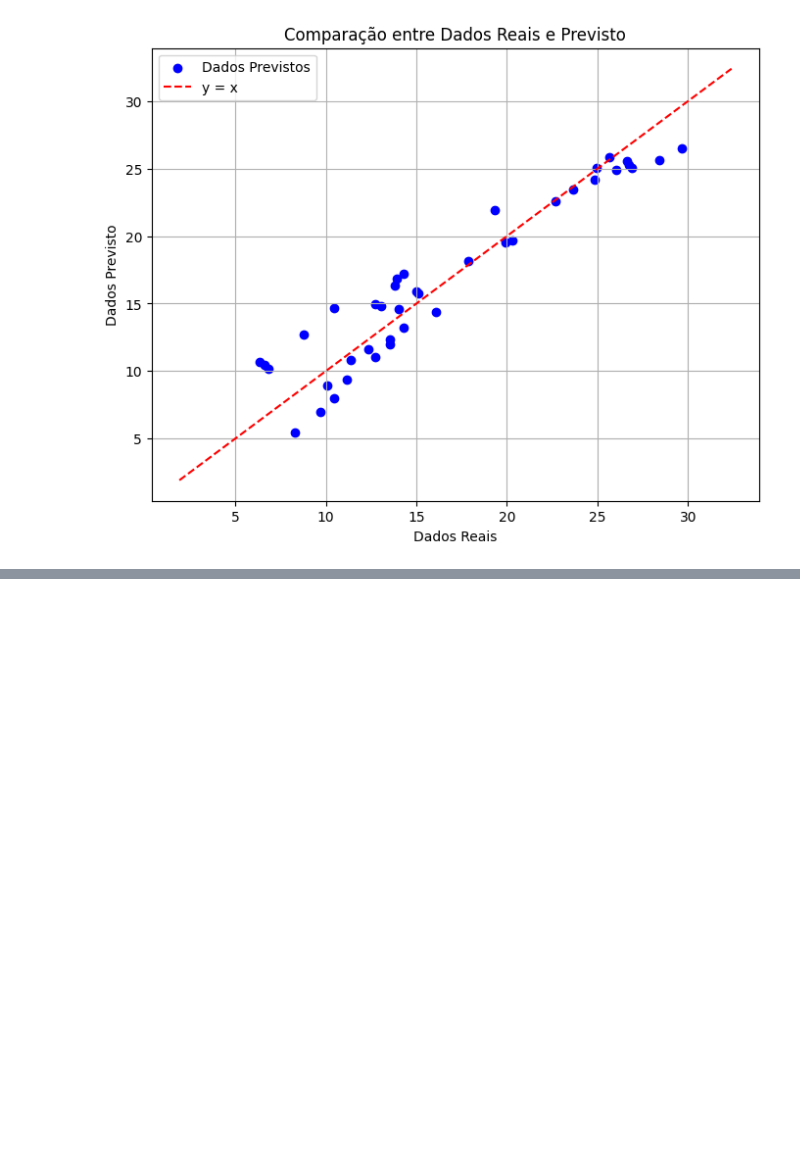
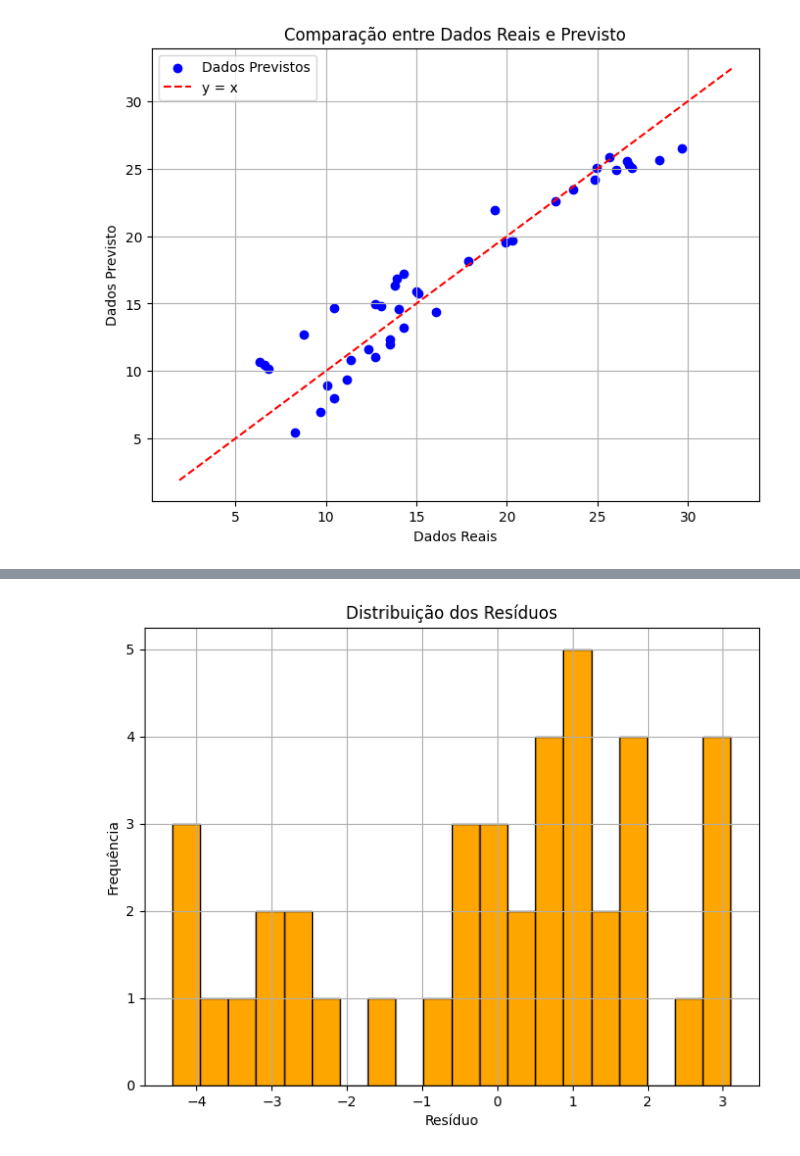
Before and after one commit to andressa80/Estat-stica, a Jupyter notebook: regressao/Análise_de_regressão.ipynb, the cells around one changed output, grey strips where cells are left out. Cells and saved outputs as stored; diff of their text form; code cells hidden in the pictures; blank space fills up the shorter version.

```diff
--- a/regressao/Análise_de_regressão.ipynb
+++ b/regressao/Análise_de_regressão.ipynb
@@ -120,0 +140,10 @@ plt.show()
+# %%
+plt.figure(figsize=(8, 6))
+plt.hist(residuals, bins=20, color='orange', edgecolor='k')
+plt.title('Distribuição dos Resíduos')
+plt.xlabel('Resíduo')
+plt.ylabel('Frequência')
+plt.grid()
+plt.show()
+# %% [output]
+[figure, added]
```
Also changed, not shown: parts of 12 cells of this notebook, 11 other files.
